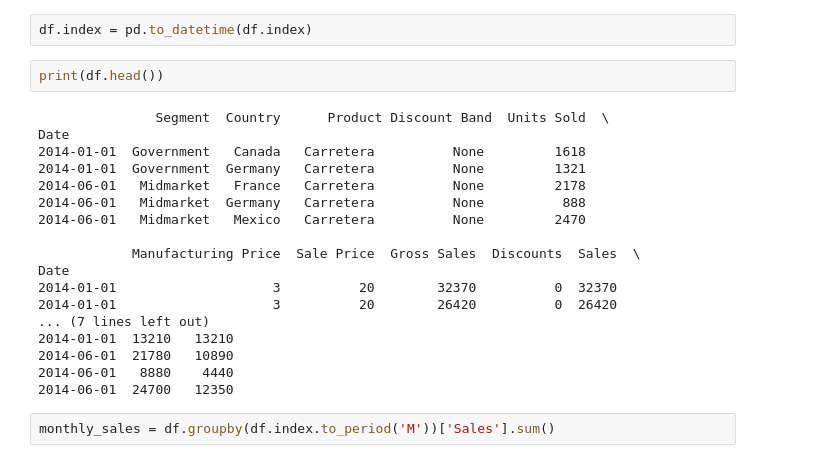
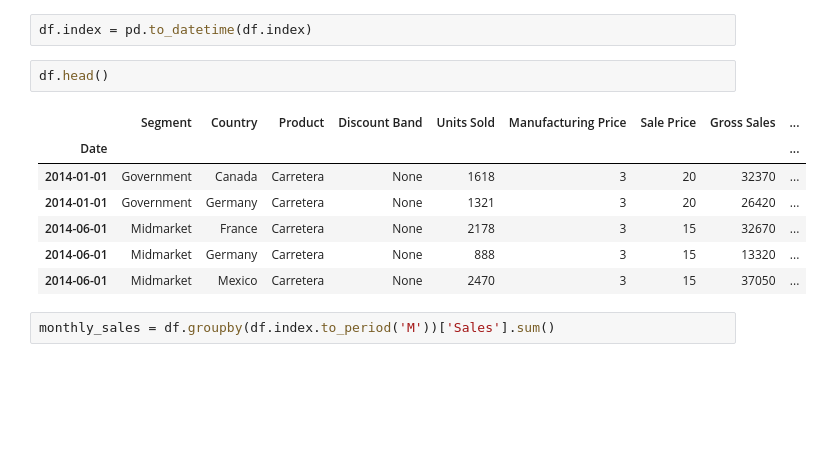
Before and after one commit to MatteoZanarini/FinalProject, a Jupyter notebook: scripts/roughAnalyses.ipynb, the cells around one changed output. Drawn from its saved outputs; the diff is of its cells as text; blank space fills up the shorter version.

```diff
--- a/scripts/roughAnalyses.ipynb
+++ b/scripts/roughAnalyses.ipynb
@@ -417,26 +392,16 @@ plt.show()
 sales trends over time using a line chart to highlight seasonality or trends
 # %%
 df.index = pd.to_datetime(df.index)
-# %%
-print(df.head())
-# %% [output]
-               Segment  Country      Product Discount Band  Units Sold  \
-Date
-2014-01-01  Government   Canada   Carretera          None         1618
-2014-01-01  Government  Germany   Carretera          None         1321
-2014-06-01   Midmarket   France   Carretera          None         2178
-2014-06-01   Midmarket  Germany   Carretera          None          888
-2014-06-01   Midmarket   Mexico   Carretera          None         2470
-
-            Manufacturing Price  Sale Price  Gross Sales  Discounts  Sales  \
-Date
-2014-01-01                    3          20        32370          0  32370
-2014-01-01                    3          20        26420          0  26420
-... (7 lines left out)
-2014-01-01  13210   13210
-2014-06-01  21780   10890
-2014-06-01   8880    4440
-2014-06-01  24700   12350
+# %%
+df.head()
+# %% [output]
+|  | Segment | Country | Product | Discount Band | Units Sold | Manufacturing Price | Sale Price | Gross Sales | ... |
+| Date |  |  |  |  |  |  |  |  | ... |
+| 2014-01-01 | Government | Canada | Carretera | None | 1618 | 3 | 20 | 32370 | ... |
+| 2014-01-01 | Government | Germany | Carretera | None | 1321 | 3 | 20 | 26420 | ... |
+| 2014-06-01 | Midmarket | France | Carretera | None | 2178 | 3 | 15 | 32670 | ... |
+| 2014-06-01 | Midmarket | Germany | Carretera | None | 888 | 3 | 15 | 13320 | ... |
+| 2014-06-01 | Midmarket | Mexico | Carretera | None | 2470 | 3 | 15 | 37050 | ... |
 # %%
 monthly_sales = df.groupby(df.index.to_period('M'))['Sales'].sum()
 # %%
```
Also changed, not shown: parts of 30 cells of this notebook, 2 other files.
